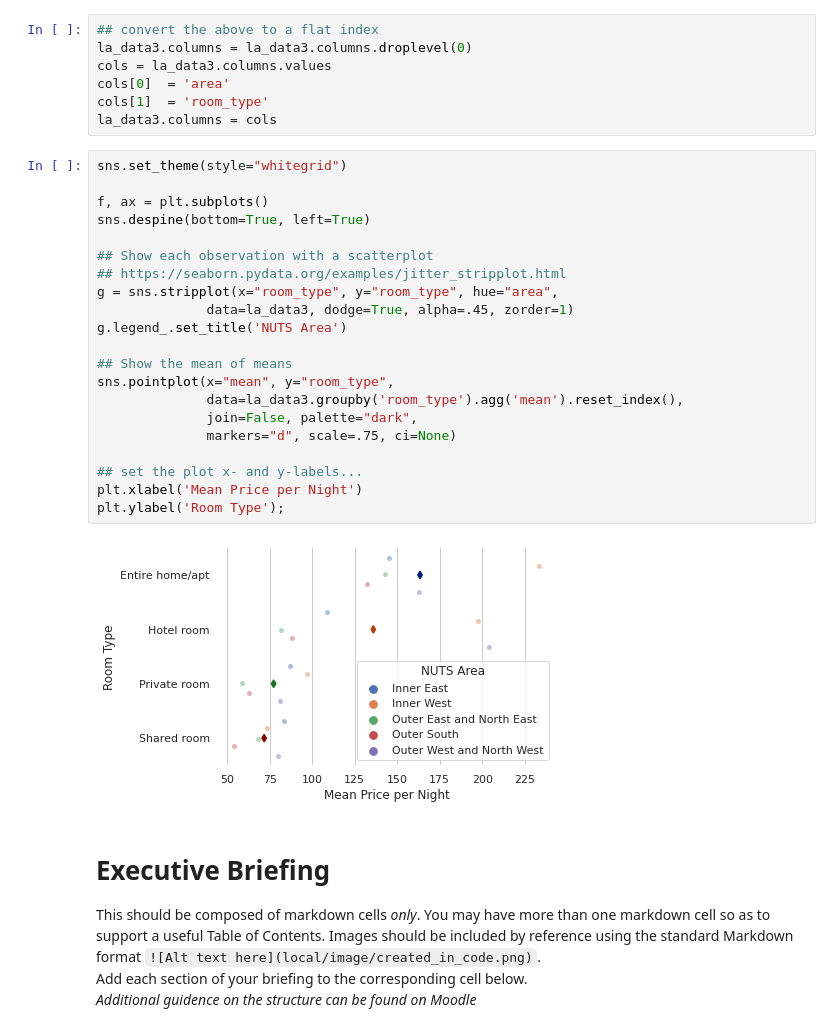
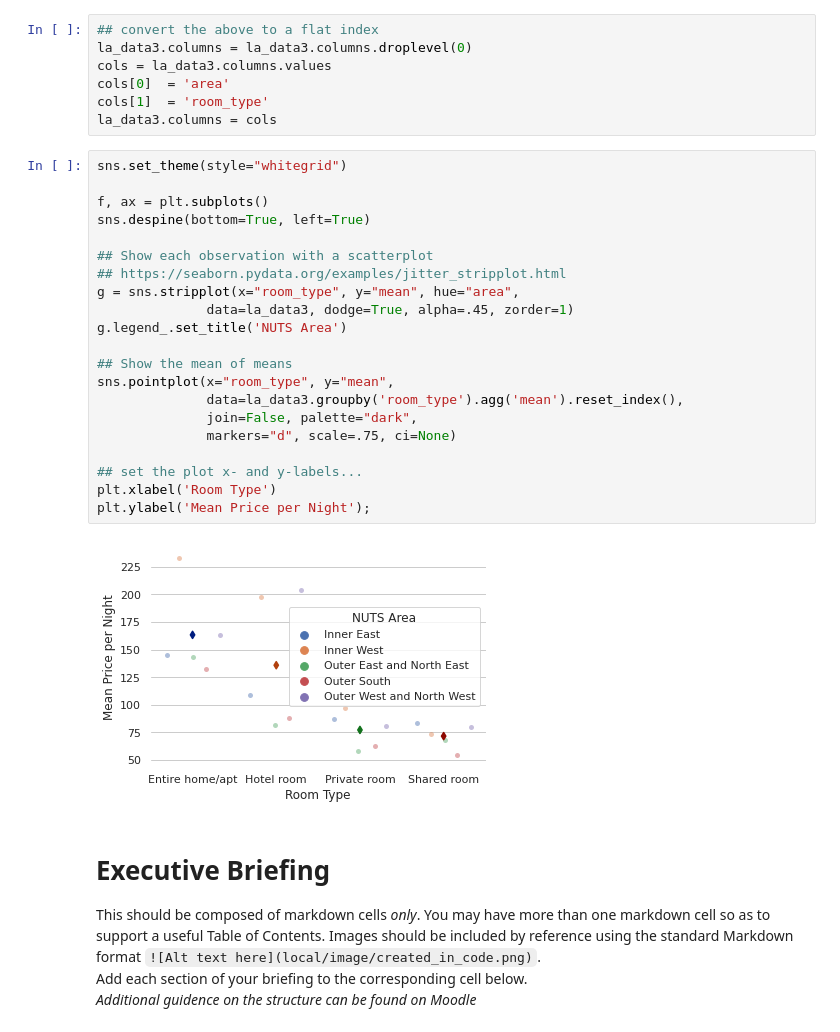
Before and after one commit to ShiraoZhang/i2p, a Jupyter notebook: Assessment-3-Template-Notebook.ipynb, the cells around one changed output. Cells and saved outputs as stored; diff of their text form.

```diff
--- a/Assessment-3-Template-Notebook.ipynb
+++ b/Assessment-3-Template-Notebook.ipynb
@@ -204,26 +202,26 @@ la_data3.columns = cols
 # %%
 sns.set_theme(style="whitegrid")
 
 f, ax = plt.subplots()
 sns.despine(bottom=True, left=True)
 
 ## Show each observation with a scatterplot
 ## https://seaborn.pydata.org/examples/jitter_stripplot.html
-g = sns.stripplot(x="room_type", y="room_type", hue="area",
+g = sns.stripplot(x="room_type", y="mean", hue="area",
               data=la_data3, dodge=True, alpha=.45, zorder=1)
 g.legend_.set_title('NUTS Area')
 
 ## Show the mean of means
-sns.pointplot(x="mean", y="room_type",
+sns.pointplot(x="room_type", y="mean",
               data=la_data3.groupby('room_type').agg('mean').reset_index(),
               join=False, palette="dark",
               markers="d", scale=.75, ci=None)
 
 ## set the plot x- and y-labels...
-plt.xlabel('Mean Price per Night')
-plt.ylabel('Room Type');
+plt.xlabel('Room Type')
+plt.ylabel('Mean Price per Night');
 # %% [output]
-[figure, old version]
+[figure, new version]
 # %% [markdown]
 # Executive Briefing
 
```
Also changed, not shown: parts of 1 cell of this notebook.
